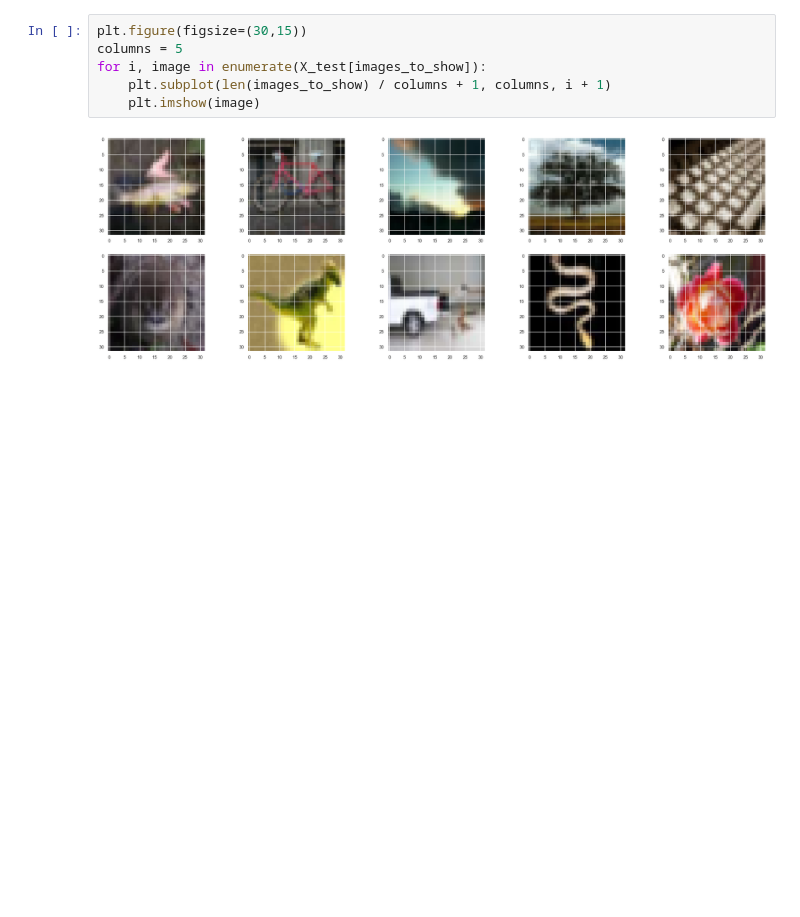
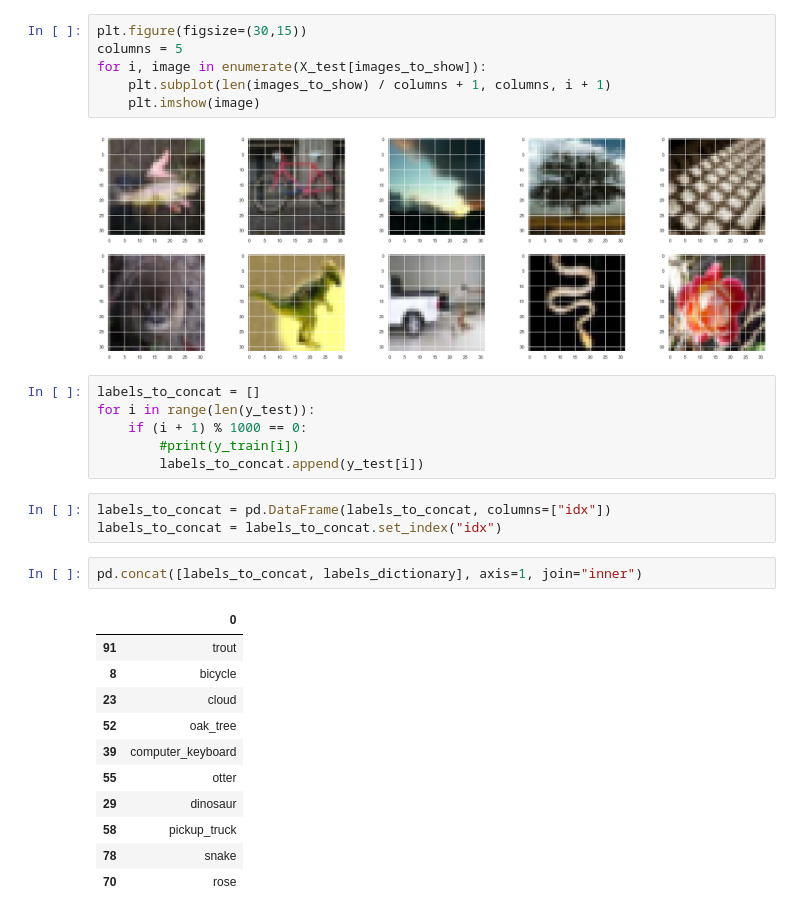
Before and after one commit to KonuTech/CIFAR-10-object-recognition-in-images-techniques, a Jupyter notebook: image_classification.ipynb, the cells around one changed output. Saved outputs shown, nothing was run; the diff lists cells and outputs as text; blank space fills up the shorter version.

```diff
--- a/image_classification.ipynb
+++ b/image_classification.ipynb
@@ -190,3 +162,26 @@ for i, image in enumerate(X_test[images_to_show]):
     plt.imshow(image)
 # %% [output]
 [figure]
+# %%
+labels_to_concat = []
+for i in range(len(y_test)):
+    if (i + 1) % 1000 == 0:
+        #print(y_train[i])
+        labels_to_concat.append(y_test[i])
+# %%
+labels_to_concat = pd.DataFrame(labels_to_concat, columns=["idx"])
+labels_to_concat = labels_to_concat.set_index("idx")
+# %%
+pd.concat([labels_to_concat, labels_dictionary], axis=1, join="inner")
+# %% [output]
+|  | 0 |
+| 91 | trout |
+| 8 | bicycle |
+| 23 | cloud |
+| 52 | oak_tree |
+| 39 | computer_keyboard |
+| 55 | otter |
+| 29 | dinosaur |
+| 58 | pickup_truck |
+| 78 | snake |
+| 70 | rose |
```
Also changed, not shown: parts of 18 cells of this notebook, 3 other files.
